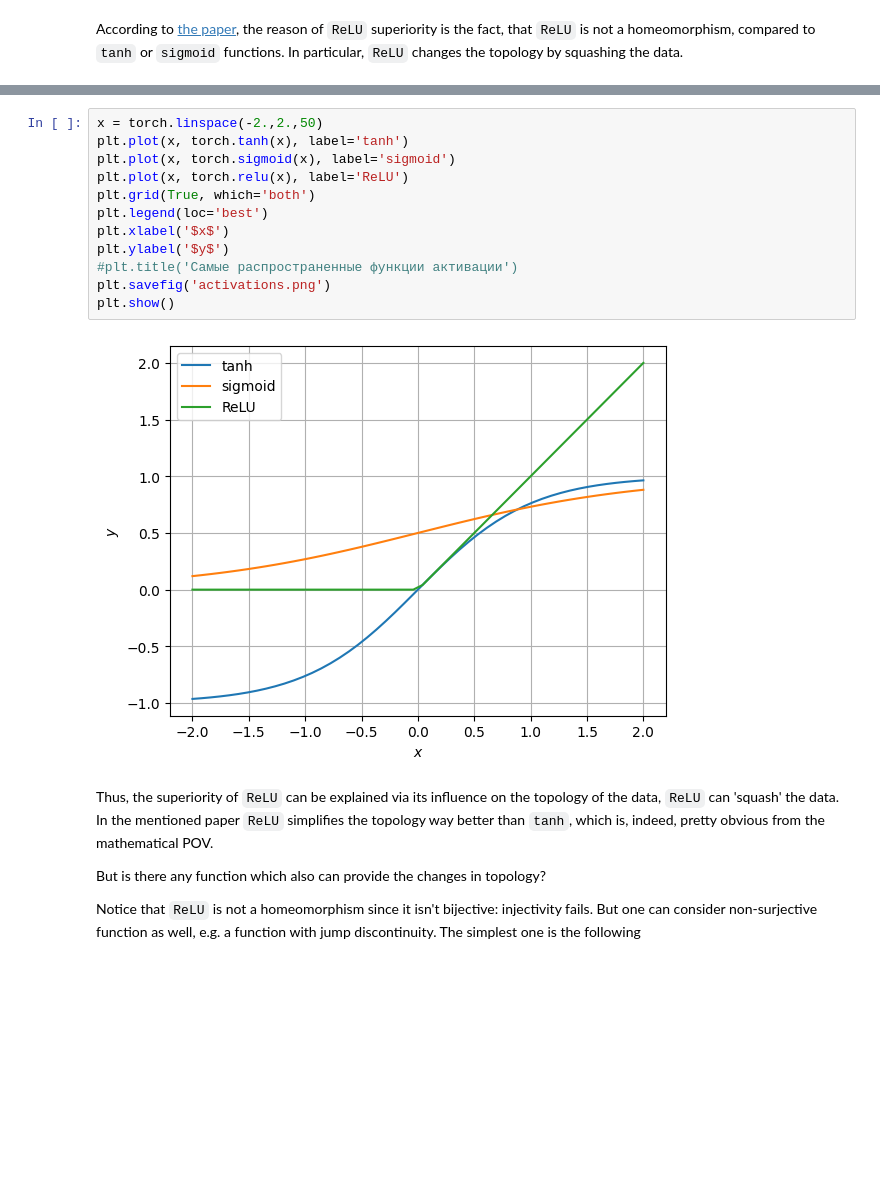
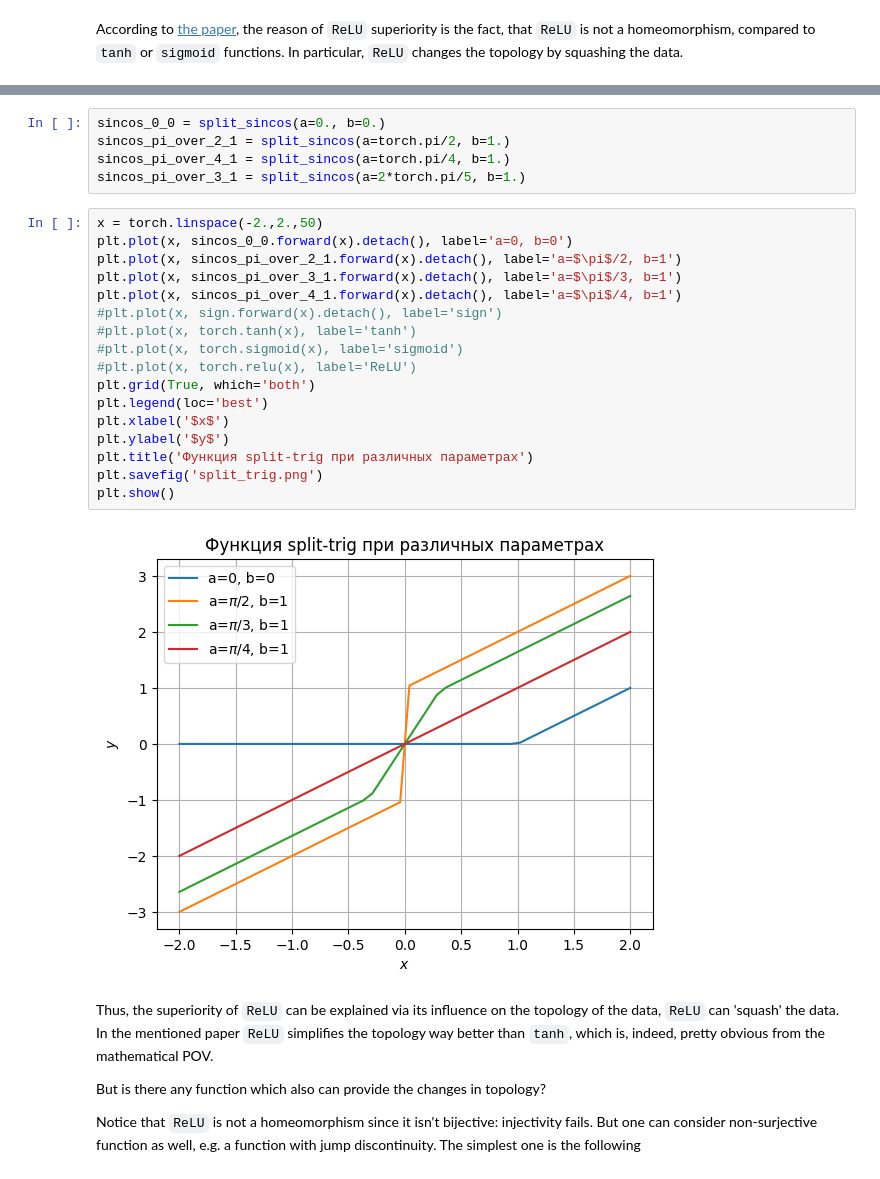
Before and after one commit to Snopoff/Masters-Thesis, a Jupyter notebook: notebooks/activations.ipynb, the cells around one changed output, grey strips where cells are left out. Saved outputs shown, nothing was run; the diff lists cells and outputs as text; blank space fills up the shorter version.

```diff
--- a/notebooks/activations.ipynb
+++ b/notebooks/activations.ipynb
@@ -23,17 +60,27 @@ According to [the paper](https://arxiv.org/abs/2004.06093), the reason of `ReLU`
+# %%
+sincos_0_0 = split_sincos(a=0., b=0.)
+sincos_pi_over_2_1 = split_sincos(a=torch.pi/2, b=1.)
+sincos_pi_over_4_1 = split_sincos(a=torch.pi/4, b=1.)
+sincos_pi_over_3_1 = split_sincos(a=2*torch.pi/5, b=1.)
 # %%
 x = torch.linspace(-2.,2.,50)
-plt.plot(x, torch.tanh(x), label='tanh')
-plt.plot(x, torch.sigmoid(x), label='sigmoid')
-plt.plot(x, torch.relu(x), label='ReLU')
+plt.plot(x, sincos_0_0.forward(x).detach(), label='a=0, b=0')
+plt.plot(x, sincos_pi_over_2_1.forward(x).detach(), label='a=$\pi$/2, b=1')
+plt.plot(x, sincos_pi_over_3_1.forward(x).detach(), label='a=$\pi$/3, b=1')
+plt.plot(x, sincos_pi_over_4_1.forward(x).detach(), label='a=$\pi$/4, b=1')
+#plt.plot(x, sign.forward(x).detach(), label='sign')
+#plt.plot(x, torch.tanh(x), label='tanh')
+#plt.plot(x, torch.sigmoid(x), label='sigmoid')
+#plt.plot(x, torch.relu(x), label='ReLU')
 plt.grid(True, which='both')
 plt.legend(loc='best')
 plt.xlabel('$x$')
 plt.ylabel('$y$')
-#plt.title('Самые распространенные функции активации')
-plt.savefig('activations.png')
+plt.title('Функция split-trig при различных параметрах')
+plt.savefig('split_trig.png')
 plt.show()
 # %% [output]
-[figure, old version]
+[figure, new version]
 # %% [markdown]
 Thus, the superiority of `ReLU` can be explained via its influence on the topology of the data, `ReLU` can 'squash' the data. In the mentioned paper `ReLU` simplifies the topology way better than `tanh`, which is, indeed, pretty obvious from the mathematical POV.
 
```
Also changed, not shown: parts of 2 cells of this notebook, 5 other files.
